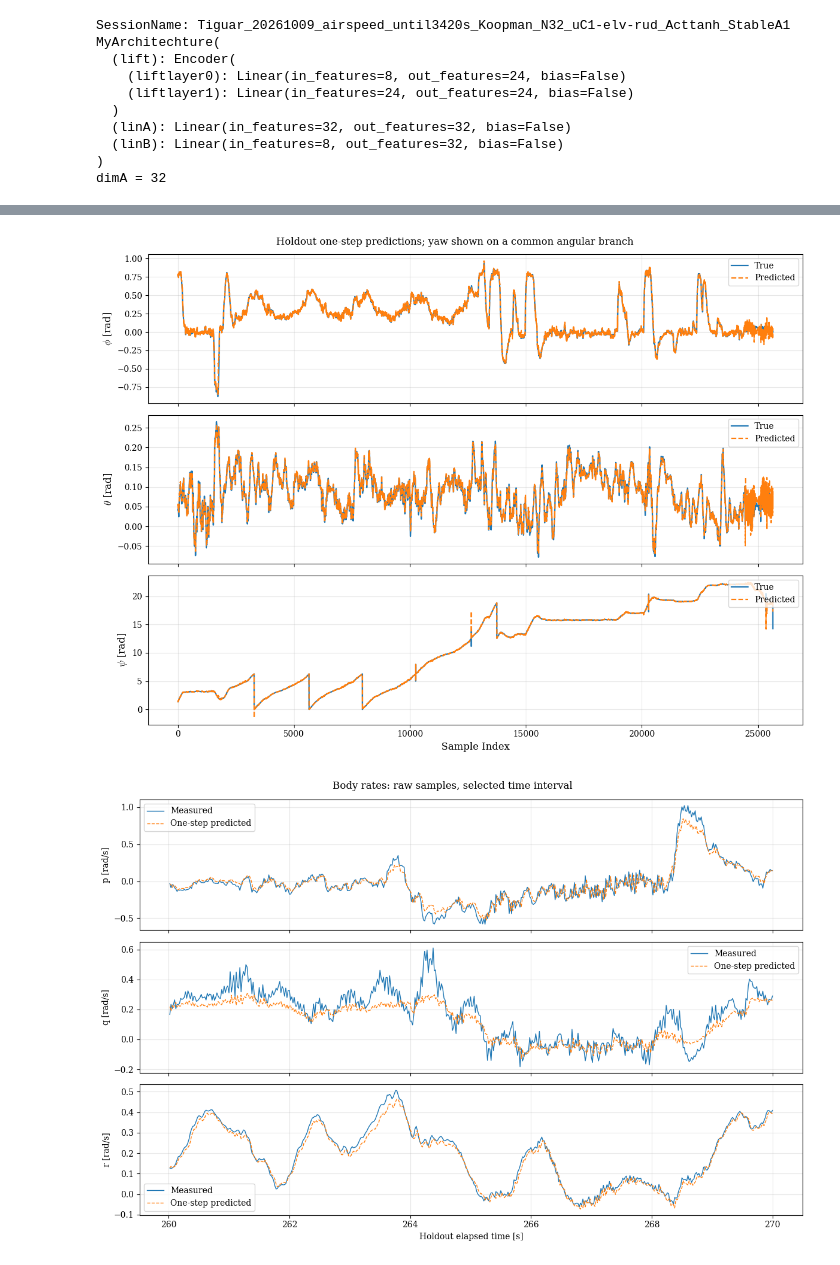
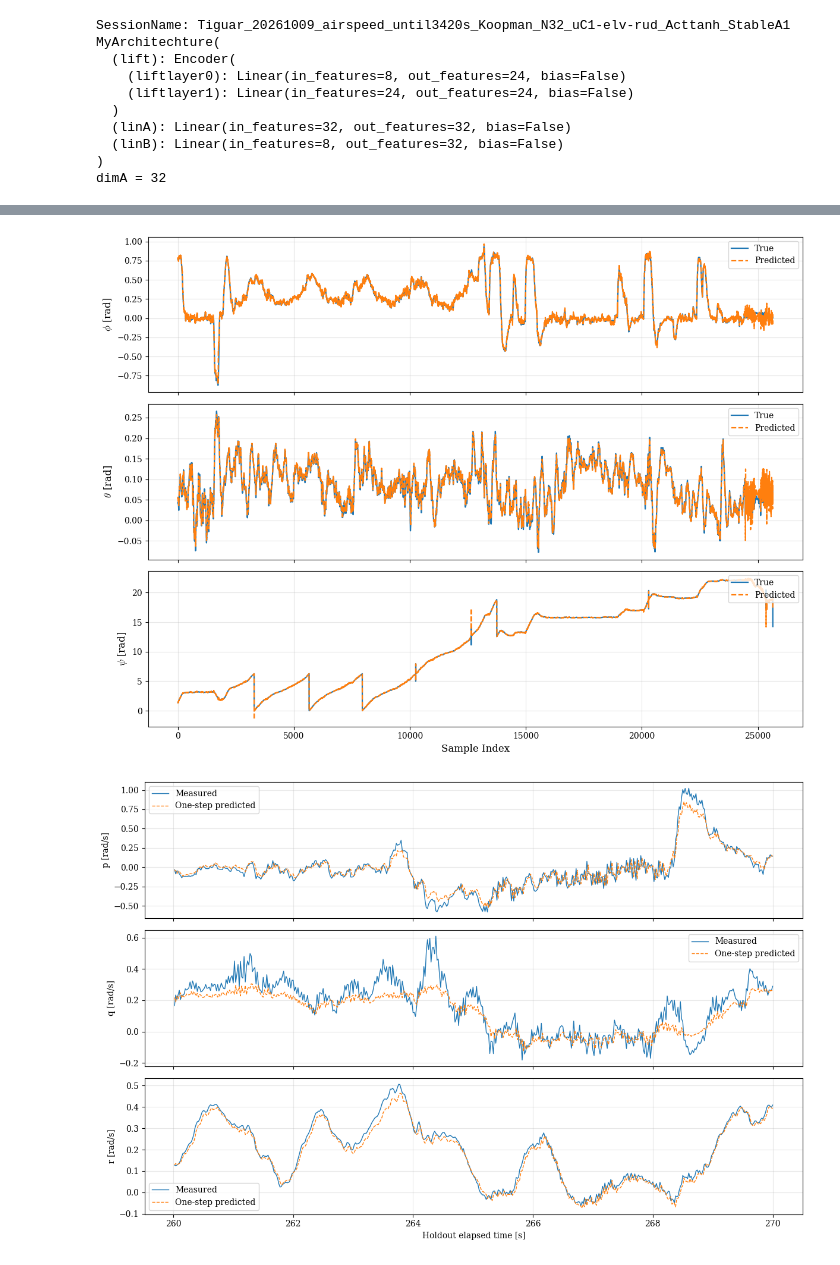
Before and after one commit to UMKC-and-Memphis-Colloboration/OptiTraj, a Jupyter notebook: Koopman/Koopman_airspeed_october.ipynb, the cells around one changed output, grey strips where cells are left out. Saved outputs shown, nothing was run; the diff lists cells and outputs as text; code cells hidden in the pictures.

```diff
--- a/Koopman/Koopman_airspeed_october.ipynb
+++ b/Koopman/Koopman_airspeed_october.ipynb
@@ -713,7 +715,6 @@ for ax, (label, yt, yp) in zip(axes1, attitude_series):
     ax.legend(loc="upper right", fontsize=10)
 
 axes1[-1].set_xlabel(r"Sample Index", fontsize=12)
-fig1.suptitle("Holdout one-step predictions; yaw shown on a common angular branch")
 fig1.tight_layout()
 
 
@@ -738,7 +739,6 @@ for ax, index, label in zip(axes2, [4, 5, 6], ["p", "q", "r"]):
     ax.grid(alpha=0.3)
     ax.legend()
 axes2[-1].set_xlabel("Holdout elapsed time [s]")
-fig2.suptitle("Body rates: raw samples, selected time interval")
 fig2.tight_layout()
 
 fig3, ax3 = plt.subplots(figsize=(11, 4))
@@ -764,35 +764,35 @@ metrics = {
     "strict_circular_yaw_rmse_deg": float(strict_yaw_rmse_deg),
     "yaw_display": "Measured unwrap plus signed circular prediction error; predictions unchanged",
 }
 
 z_linear = model.lift(Xholdout[:1].to(device)).detach().cpu().numpy()[0].astype(float)
 linear_states = np.empty_like(strict_true_phys)
 for k in range(len(linear_states)):
     linear_states[k] = (C @ z_linear) * X_std[0] + X_mean[0]
     z_linear = A @ z_linear + B @ Uholdout[k].numpy()
 metrics["raw_ABCD_rollout_rmse"] = np.sqrt(np.mean((linear_states-strict_true_phys)**2, axis=0)).tolist()
 metrics["spectral_radius_A"] = float(np.max(np.abs(np.linalg.eigvals(A))))
 Path(SessionName + "_revised_validation_metrics.json").write_text(json.dumps(metrics, indent=2) + "\n")
 print("Airspeed holdout one-step RMSE [m/s]:", metrics["one_step_rmse"][7])
 print("Airspeed persistence RMSE [m/s]:", metrics["persistence_one_step_rmse"][7])
 print("Airspeed raw ABCD rollout RMSE [m/s]:", metrics["raw_ABCD_rollout_rmse"][7])
 for j, fig in enumerate((fig1, fig2, fig3), start=1):
     fig.savefig(f"{SessionName}_revised_holdout_{j}.png", dpi=140)
 plt.show()
 # %% [output]
 Saved: Koopman_Tiguar_20261009_airspeed_until3420s_Koopman_N32_uC1-elv-rud_Acttanh_StableA1.mat
 A: (32, 32) B: (32, 8) C: (8, 32) D: (8, 8)
 STRICT recursive rollout MSE (normalized): 1.2937191724777222
 STRICT recursive yaw RMSE over 25649 samples: 93.152 deg
 Physical mean(sin^2+cos^2): true=1.0000, pred=1.0000 (ideal ~1.0)
 ONE-STEP state MSE (normalized): 0.15159021317958832
 ONE-STEP yaw RMSE: 4.728 deg
 Independent yaw-unwrap branch changes at sample indices: [ 3285  3286 12643 25355]
 Airspeed holdout one-step RMSE [m/s]: 1.1456435413238542
 Airspeed persistence RMSE [m/s]: 0.10023595508395979
 Airspeed raw ABCD rollout RMSE [m/s]: 7.444101547596301
-[figure, old version]
+[figure, new version]
-[figure, old version]
+[figure, new version]
 [figure]
 # %%
 # Export normalized-state matrices and the matching checkpoint.
```
Also changed, not shown: parts of 3 cells of this notebook.
